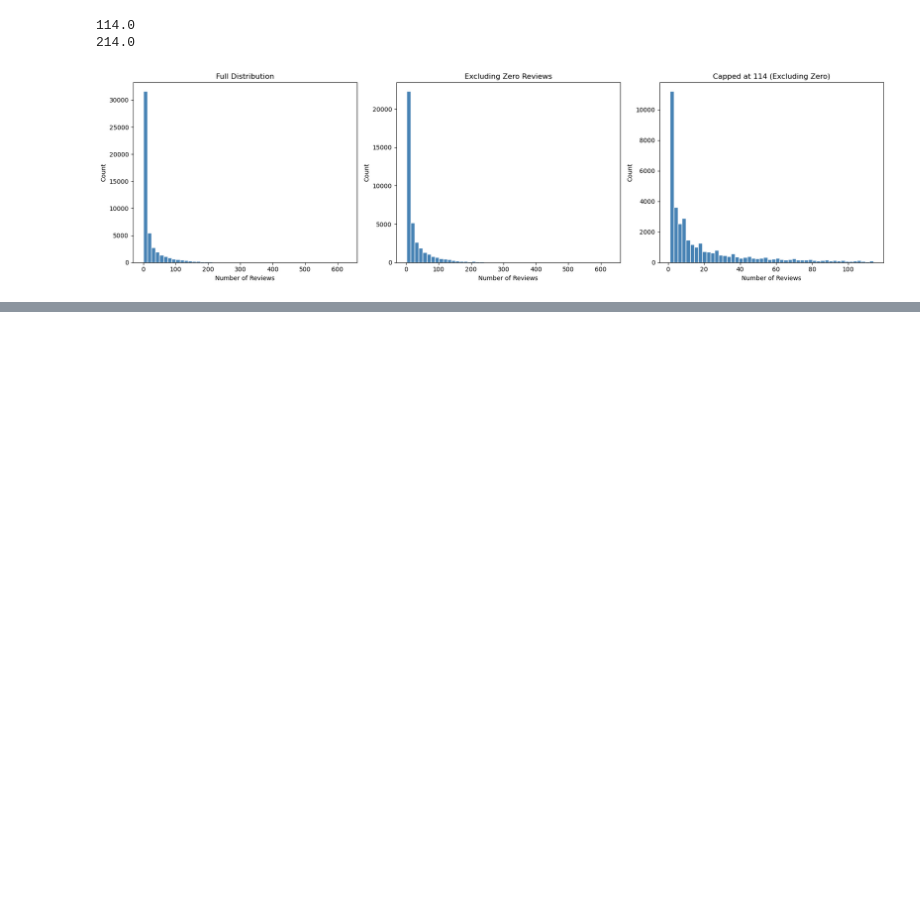
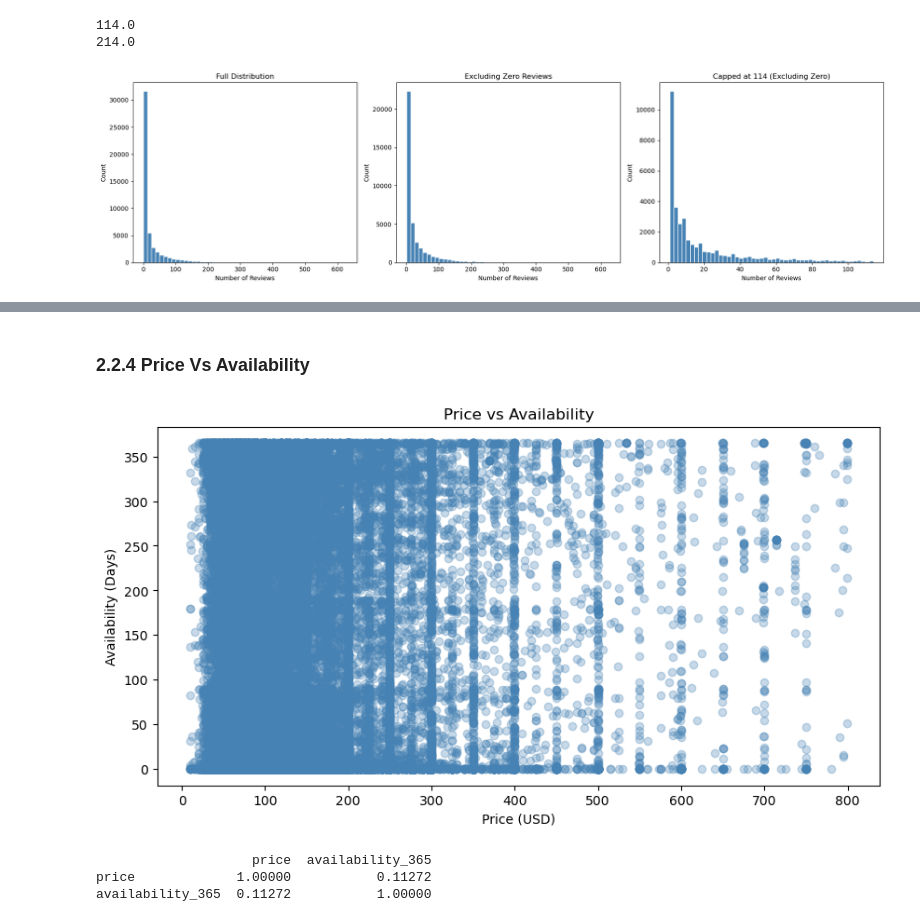
Before and after one commit to FrequentNotebook/AB_NYC-Data-Cleaning, a Jupyter notebook: AB_NYC_2019 EDA.ipynb, the cells around one changed output, grey strips where cells are left out. Saved outputs shown, nothing was run; the diff lists cells and outputs as text; code cells hidden in the pictures; blank space fills up the shorter version.

```diff
--- a/AB_NYC_2019 EDA.ipynb
+++ b/AB_NYC_2019 EDA.ipynb
@@ -431,0 +580,24 @@ This corroborate with our story that majority of the listings have few reviews a
+# %% [markdown]
+### 2.2.4 Price Vs Availability
+# %%
+# filter out the otlier
+filtered = df[df['price'] <= 799]
+
+# plot the distribution of price and availability
+plt.figure(figsize=(10, 5))
+plt.scatter(filtered['price'], filtered['availability_365'],
+            color='steelblue', alpha=0.3)
+plt.title('Price vs Availability')
+plt.xlabel('Price (USD)')
+plt.ylabel('Availability (Days)')
+plt.show()
+
+plt.show()
+# %% [output]
+[figure, added]
+# %%
+print(filtered[['price', 'availability_365']].corr())
+# %% [output]
+                    price  availability_365
+price             1.00000           0.11272
+availability_365  0.11272           1.00000
```
Also changed, not shown: parts of 33 cells of this notebook.
